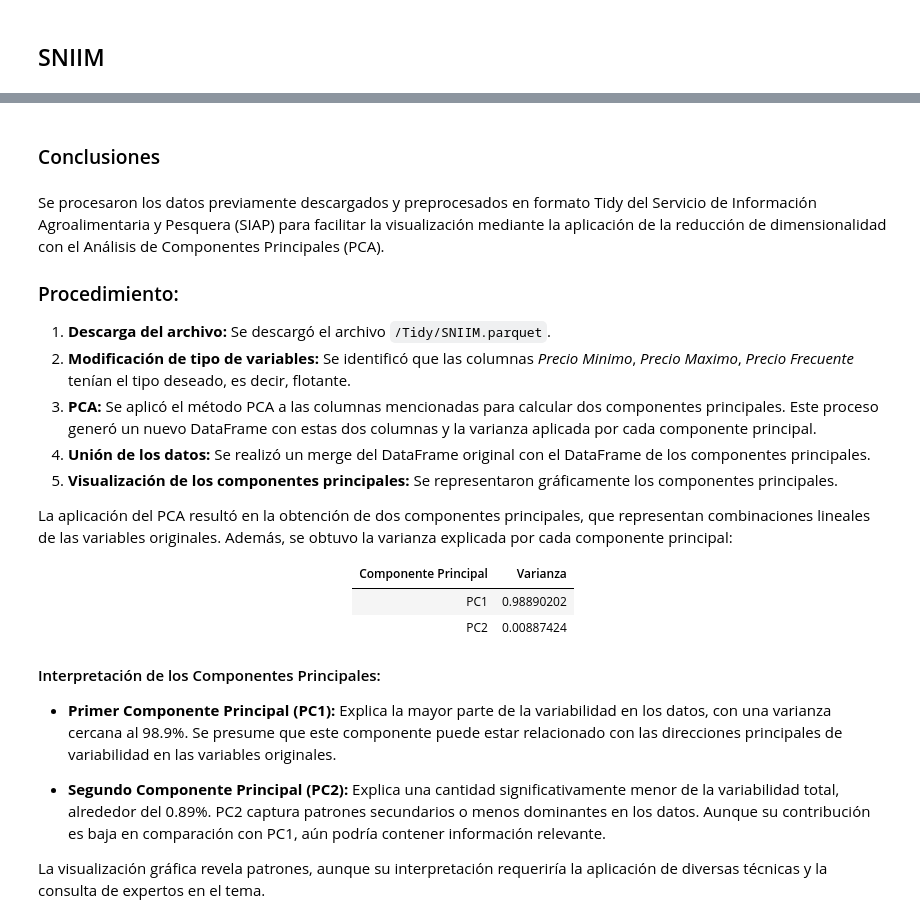
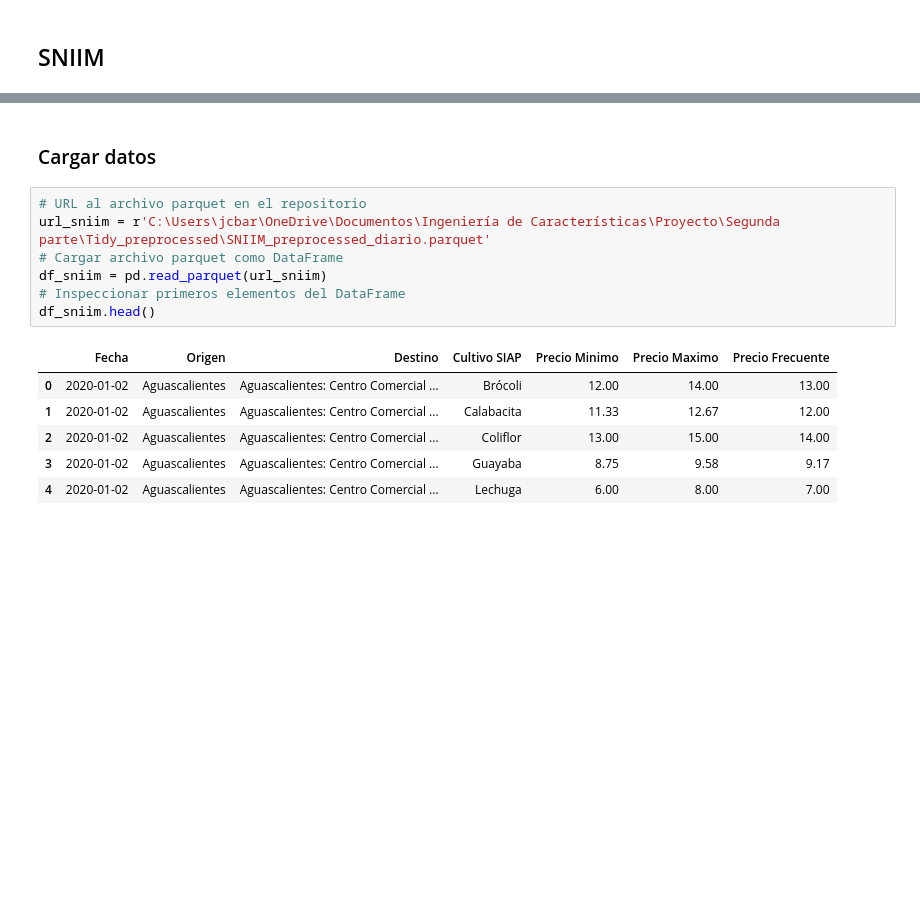
Before and after one commit to josemal98/Proyecto_Ing_Caract, a Jupyter notebook: Segunda_parte/PCA.ipynb, the cells around one changed output, grey strips where cells are left out. Drawn from its saved outputs; the diff is of its cells as text; blank space fills up the shorter version.

```diff
--- a/Segunda_parte/PCA.ipynb
+++ b/Segunda_parte/PCA.ipynb
@@ -324,31 +135,16 @@ plt.show()
-# %% [markdown]
-### Conclusiones
-# %% [markdown]
-Se procesaron los datos previamente descargados y preprocesados en formato Tidy del Servicio de Información Agroalimentaria y Pesquera (SIAP) para facilitar la visualización mediante la aplicación de la reducción de dimensionalidad con el Análisis de Componentes Principales (PCA).
-
-### Procedimiento:
-
-1. **Descarga del archivo:** Se descargó el archivo `/Tidy/SNIIM.parquet`.
-2. **Modificación de tipo de variables:** Se identificó que las columnas *Precio Minimo*, *Precio Maximo*, *Precio Frecuente* tenían el tipo deseado, es decir, flotante.
-3. **PCA:** Se aplicó el método PCA a las columnas mencionadas para calcular dos componentes principales. Este proceso generó un nuevo DataFrame con estas dos columnas y la varianza aplicada por cada componente principal.
-4. **Unión de los datos:** Se realizó un merge del DataFrame original con el DataFrame de los componentes principales.
-5. **Visualización de los componentes principales:** Se representaron gráficamente los componentes principales.
-
-La aplicación del PCA resultó en la obtención de dos componentes principales, que representan combinaciones lineales de las variables originales. Además, se obtuvo la varianza explicada por cada componente principal:
-
-<div align="center">
-
-| Componente Principal | Varianza    |
-|----------------------|-------------|
-| PC1                  | 0.98890202  |
-| PC2                  | 0.00887424  |
-
-</div>
-
-#### Interpretación de los Componentes Principales:
-
-- **Primer Componente Principal (PC1):** Explica la mayor parte de la variabilidad en los datos, con una varianza cercana al 98.9%. Se presume que este componente puede estar relacionado con las direcciones principales de variabilidad en las variables originales.
-
-- **Segundo Componente Principal (PC2):** Explica una cantidad significativamente menor de la variabilidad total, alrededor del 0.89%. PC2 captura patrones secundarios o menos dominantes en los datos. Aunque su contribución es baja en comparación con PC1, aún podría contener información relevante.
-
-La visualización gráfica revela patrones, aunque su interpretación requeriría la aplicación de diversas técnicas y la consulta de expertos en el tema.
+# %% [markdown]
+### Cargar datos
+# %%
+# URL al archivo parquet en el repositorio
+url_sniim = r'C:\Users\jcbar\OneDrive\Documentos\Ingeniería de Características\Proyecto\Segunda parte\Tidy_preprocessed\SNIIM_preprocessed_diario.parquet'
+# Cargar archivo parquet como DataFrame
+df_sniim = pd.read_parquet(url_sniim)
+# Inspeccionar primeros elementos del DataFrame
+df_sniim.head()
+# %% [output]
+|  | Fecha | Origen | Destino | Cultivo SIAP | Precio Minimo | Precio Maximo | Precio Frecuente |
+| 0 | 2020-01-02 | Aguascalientes | Aguascalientes: Centro Comercial ... | Brócoli | 12.00 | 14.00 | 13.00 |
+| 1 | 2020-01-02 | Aguascalientes | Aguascalientes: Centro Comercial ... | Calabacita | 11.33 | 12.67 | 12.00 |
+| 2 | 2020-01-02 | Aguascalientes | Aguascalientes: Centro Comercial ... | Coliflor | 13.00 | 15.00 | 14.00 |
+| 3 | 2020-01-02 | Aguascalientes | Aguascalientes: Centro Comercial ... | Guayaba | 8.75 | 9.58 | 9.17 |
+| 4 | 2020-01-02 | Aguascalientes | Aguascalientes: Centro Comercial ... | Lechuga | 6.00 | 8.00 | 7.00 |
```
Also changed, not shown: parts of 70 cells of this notebook, 2 other files.
